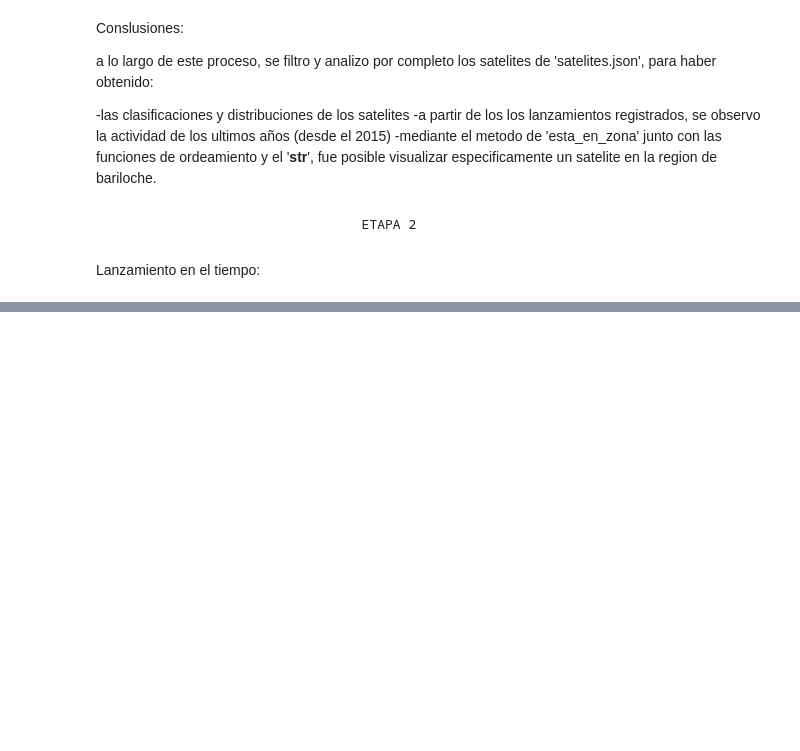
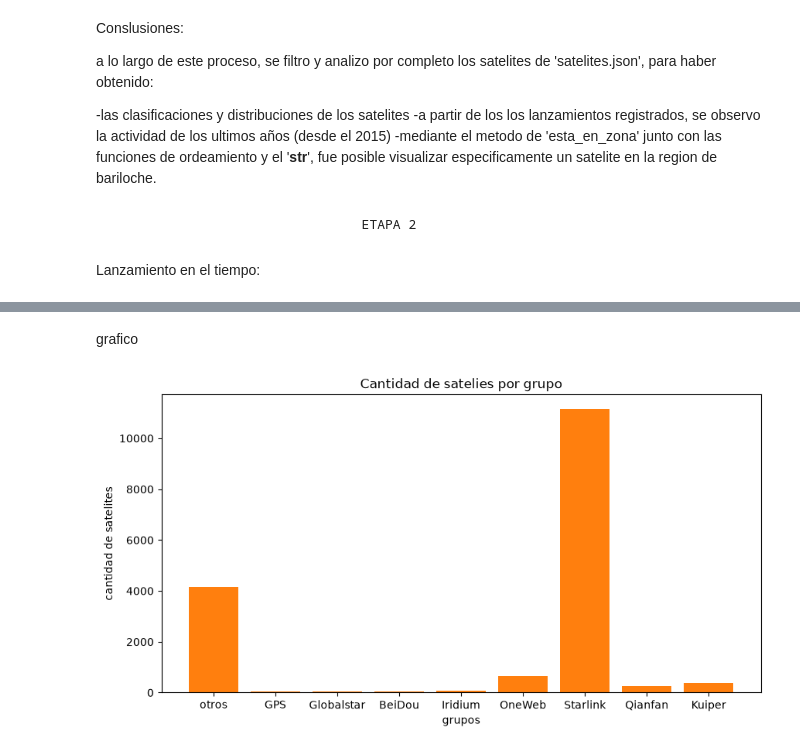
Before and after one commit to melaninicolmoyasuarez-hash/proyesat, a Jupyter notebook: informe.ipynb, the cells around one changed output, grey strips where cells are left out. Drawn from its saved outputs; the diff is of its cells as text; code cells hidden in the pictures; blank space fills up the shorter version.

Commit message:
agrego segundo grafico

```diff
--- a/informe.ipynb
+++ b/informe.ipynb
@@ -158,0 +162,17 @@ plt.show()
+# %% [markdown]
+grafico
+# %%
+
+resumen_grupos= contar_por_grupo(registros)
+
+gruposs= list(resumen_grupos.keys())
+cantidades= list(resumen_grupos.values())
+
+plt.figure(figsize=(10,5))
+plt.bar(gruposs, cantidades, color="C1")
+plt.title("Cantidad de satelies por grupo")
+plt.xlabel("grupos")
+plt.ylabel("cantidad de satelites")
+plt.show()
+# %% [output]
+[figure, added]
```
Also changed, not shown: parts of 1 cell of this notebook.
